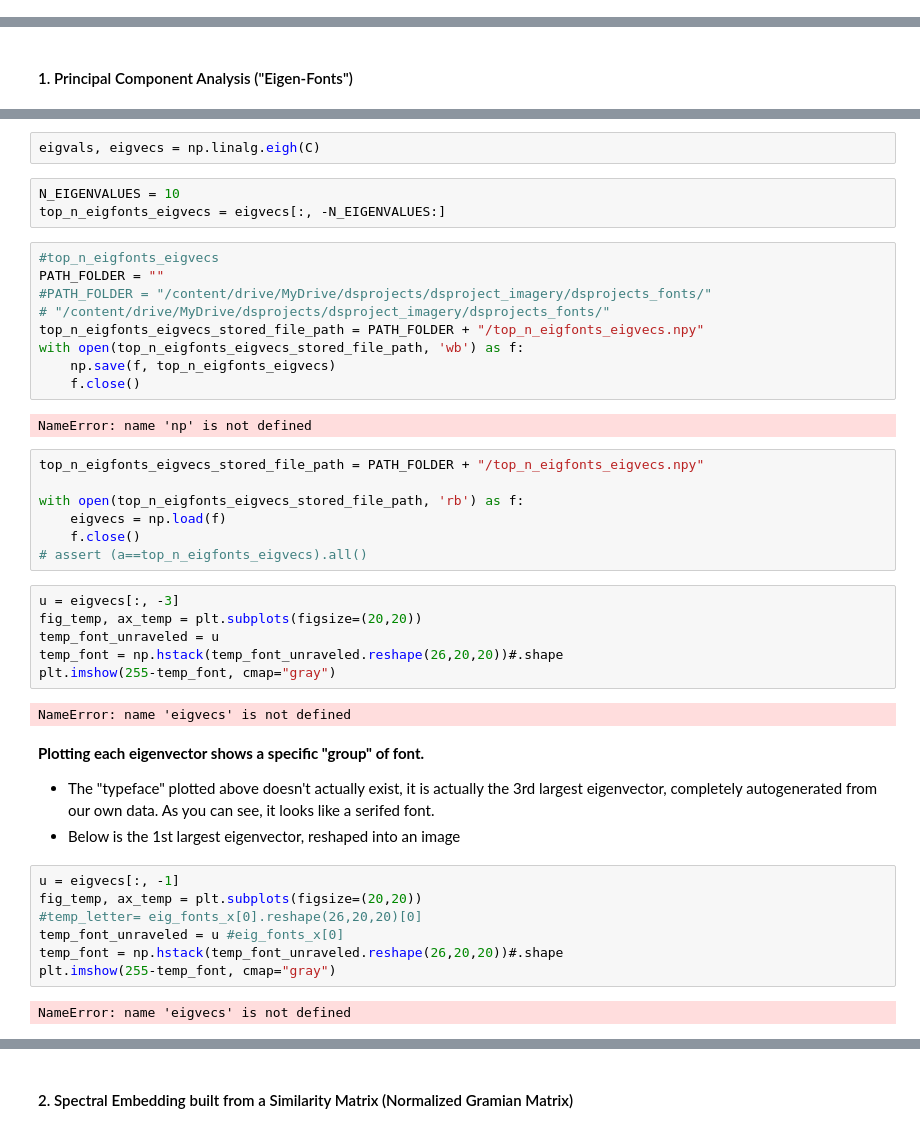
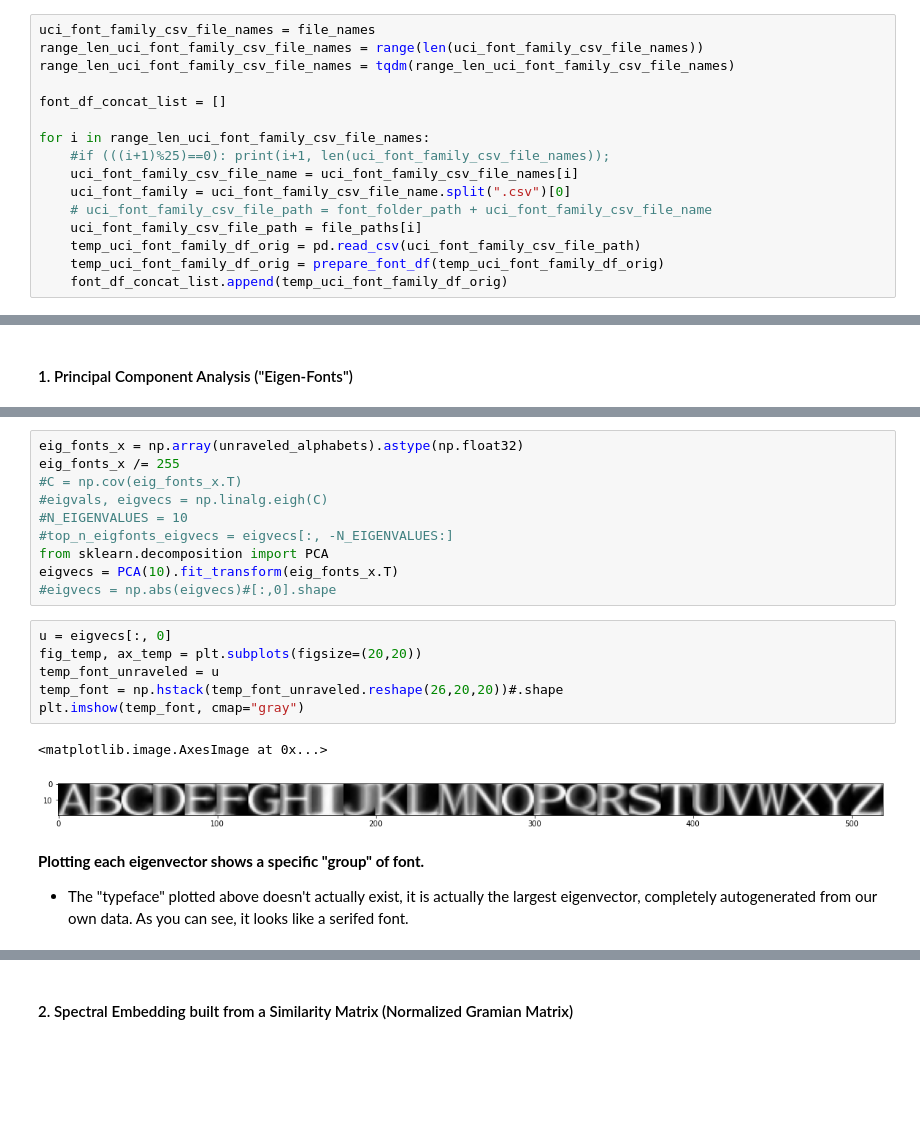
Before and after one commit to benduong2001/dsproject_font_decorator, a Jupyter notebook: font-type-image-classification.ipynb, the cells around one changed output, grey strips where cells are left out. Saved outputs shown, nothing was run; the diff lists cells and outputs as text; blank space fills up the shorter version.

Commit message:
Kaggle Notebook | Font Type Image Classification | Version 7

```diff
--- a/font-type-image-classification.ipynb
+++ b/font-type-image-classification.ipynb
@@ -127,0 +76,16 @@ for i in range_len_uci_font_family_csv_file_names:
+# %%
+uci_font_family_csv_file_names = file_names
+range_len_uci_font_family_csv_file_names = range(len(uci_font_family_csv_file_names))
+range_len_uci_font_family_csv_file_names = tqdm(range_len_uci_font_family_csv_file_names)
+
+font_df_concat_list = []
+
+for i in range_len_uci_font_family_csv_file_names:
+    #if (((i+1)%25)==0): print(i+1, len(uci_font_family_csv_file_names));
+    uci_font_family_csv_file_name = uci_font_family_csv_file_names[i]
+    uci_font_family = uci_font_family_csv_file_name.split(".csv")[0]
+    # uci_font_family_csv_file_path = font_folder_path + uci_font_family_csv_file_name
+    uci_font_family_csv_file_path = file_paths[i]
+    temp_uci_font_family_df_orig = pd.read_csv(uci_font_family_csv_file_path)
+    temp_uci_font_family_df_orig = prepare_font_df(temp_uci_font_family_df_orig)
+    font_df_concat_list.append(temp_uci_font_family_df_orig)
@@ -158,45 +157,23 @@ NameError: name 'np' is not defined
-# %%
-eigvals, eigvecs = np.linalg.eigh(C)
-# %%
-N_EIGENVALUES = 10
-top_n_eigfonts_eigvecs = eigvecs[:, -N_EIGENVALUES:]
-# %%
-#top_n_eigfonts_eigvecs
-PATH_FOLDER = ""
-#PATH_FOLDER = "/content/drive/MyDrive/dsprojects/dsproject_imagery/dsprojects_fonts/"
-# "/content/drive/MyDrive/dsprojects/dsproject_imagery/dsprojects_fonts/"
-top_n_eigfonts_eigvecs_stored_file_path = PATH_FOLDER + "/top_n_eigfonts_eigvecs.npy"
-with open(top_n_eigfonts_eigvecs_stored_file_path, 'wb') as f:
-    np.save(f, top_n_eigfonts_eigvecs)
-    f.close()
-# %% [output]
-NameError: name 'np' is not defined
-# %%
-top_n_eigfonts_eigvecs_stored_file_path = PATH_FOLDER + "/top_n_eigfonts_eigvecs.npy"
-
-with open(top_n_eigfonts_eigvecs_stored_file_path, 'rb') as f:
-    eigvecs = np.load(f)
-    f.close()
-# assert (a==top_n_eigfonts_eigvecs).all()
+# %%
+eig_fonts_x = np.array(unraveled_alphabets).astype(np.float32)
+eig_fonts_x /= 255
+#C = np.cov(eig_fonts_x.T)
+#eigvals, eigvecs = np.linalg.eigh(C)
+#N_EIGENVALUES = 10
+#top_n_eigfonts_eigvecs = eigvecs[:, -N_EIGENVALUES:]
+from sklearn.decomposition import PCA
+eigvecs = PCA(10).fit_transform(eig_fonts_x.T)
+#eigvecs = np.abs(eigvecs)#[:,0].shape
 # %%
-u = eigvecs[:, -3]
+u = eigvecs[:, 0]
 fig_temp, ax_temp = plt.subplots(figsize=(20,20))
 temp_font_unraveled = u
 temp_font = np.hstack(temp_font_unraveled.reshape(26,20,20))#.shape
-plt.imshow(255-temp_font, cmap="gray")
+plt.imshow(temp_font, cmap="gray")
 # %% [output]
-NameError: name 'eigvecs' is not defined
+<matplotlib.image.AxesImage at 0x...>
+[figure, added]
 # %% [markdown]
 **Plotting each eigenvector shows a specific "group" of font.**
-* The "typeface" plotted above doesn't actually exist, it is actually the 3rd largest eigenvector, completely autogenerated from our own data. As you can see, it looks like a serifed font.
-* Below is the 1st largest eigenvector, reshaped into an image
+* The "typeface" plotted above doesn't actually exist, it is actually the largest eigenvector, completely autogenerated from our own data. As you can see, it looks like a serifed font.
-# %%
-u = eigvecs[:, -1]
-fig_temp, ax_temp = plt.subplots(figsize=(20,20))
-#temp_letter= eig_fonts_x[0].reshape(26,20,20)[0]
-temp_font_unraveled = u #eig_fonts_x[0]
-temp_font = np.hstack(temp_font_unraveled.reshape(26,20,20))#.shape
-plt.imshow(255-temp_font, cmap="gray")
-# %% [output]
-NameError: name 'eigvecs' is not defined
 # %%
```
Also changed, not shown: parts of 37 cells of this notebook.
